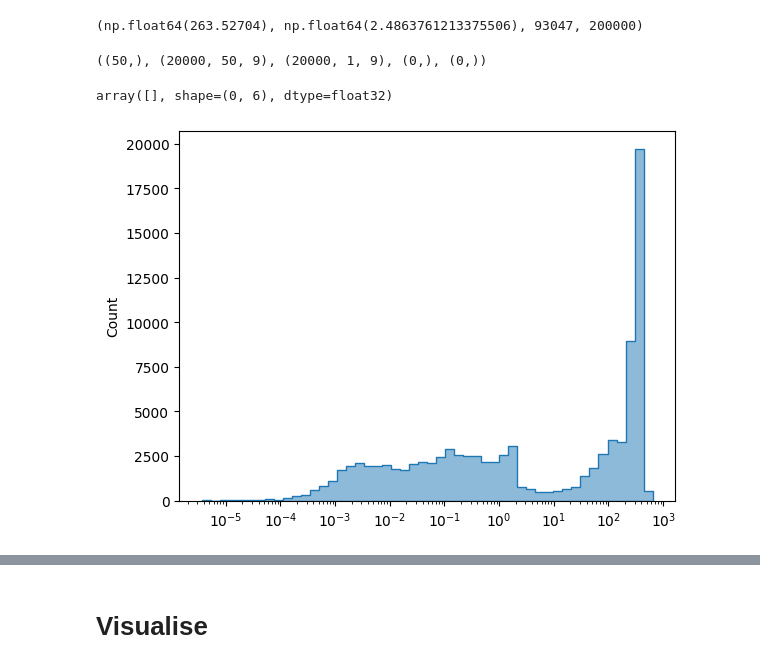
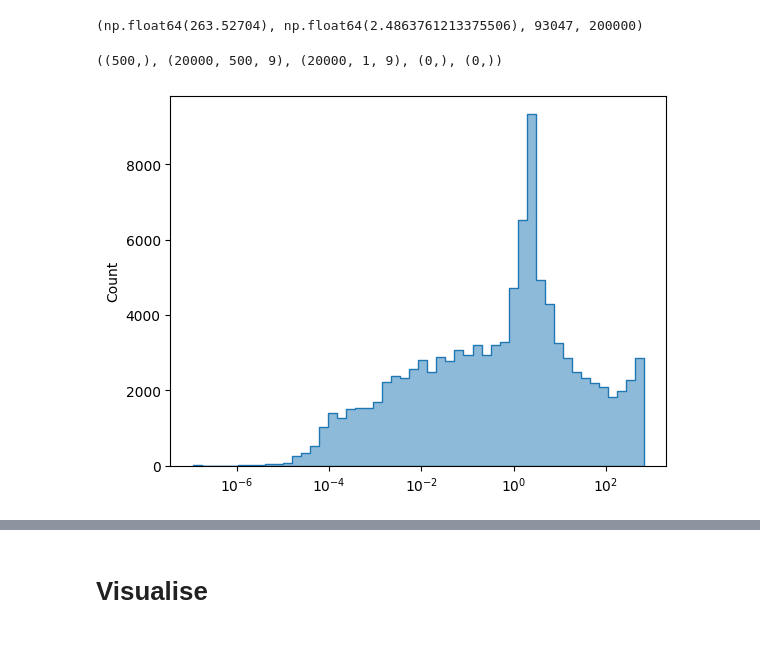
Before and after one commit to olive004/EvoScaper, a Jupyter notebook: notebooks/02_cvae_verify.ipynb, the cells around one changed output, grey strips where cells are left out. Cells and saved outputs as stored; diff of their text form; code cells hidden in the pictures.

```diff
--- a/notebooks/02_cvae_verify.ipynb
+++ b/notebooks/02_cvae_verify.ipynb
@@ -143,12 +143,13 @@ if use_run:
                impose_final_range=(df[get_true_interaction_cols(df, config_dataset.x_type, remove_symmetrical=True, num_species=3)].min().min(),
                                    df[get_true_interaction_cols(df, config_dataset.x_type, remove_symmetrical=True, num_species=3)].max().max()))
 # %%
-analytics = load_json_as_dict(os.path.join('data/02_cvae_verify/2025_01_26__17_19_33', 'analytics.json'))
-ts = np.load(os.path.join('data/02_cvae_verify/2025_01_26__17_19_33', 'ts.npy'))
-ys = np.load(os.path.join('data/02_cvae_verify/2025_01_26__17_19_33', 'ys.npy'))
-fake_circuits = np.load(os.path.join('data/02_cvae_verify/2025_01_26__17_19_33', 'fake_circuits.npy'))
-y0m = np.load(os.path.join('data/02_cvae_verify/2025_01_26__17_19_33', 'y0m.npy'))
-sampled_cond = np.load(os.path.join('data/02_cvae_verify/2025_01_26__17_19_33', 'sampled_cond.npy'))
+# 2025_01_26__17_19_33
+analytics = load_json_as_dict(os.path.join('data/02_cvae_verify/2025_02_10__15_01_48', 'analytics.json'))
+ts = np.load(os.path.join('data/02_cvae_verify/2025_02_10__15_01_48', 'ts.npy'))
+ys = np.load(os.path.join('data/02_cvae_verify/2025_02_10__15_01_48', 'ys.npy'))
+fake_circuits = np.load(os.path.join('data/02_cvae_verify/2025_02_10__15_01_48', 'fake_circuits.npy'))
+y0m = np.load(os.path.join('data/02_cvae_verify/2025_02_10__15_01_48', 'y0m.npy'))
+sampled_cond = np.load(os.path.join('data/02_cvae_verify/2025_02_10__15_01_48', 'sampled_cond.npy'))
 ts0 = np.array([])
 y00s = np.array([])
 # %%
@@ -159,7 +160,7 @@ analytics['adaptation'] = calculate_adaptation(
 
 ts.shape, ys.shape, y0m.shape, y00s.shape, ts0.shape
 # %% [output]
-((50,), (20000, 50, 9), (20000, 1, 9), (0,), (0,))
+((500,), (20000, 500, 9), (20000, 1, 9), (0,), (0,))
 # %%
 idx_output = -1
 n_show = int(1e3)
@@ -201,13 +202,12 @@ idx_max = np.nanargmax(analytics['adaptation'][:, idx_output])
 # %%
 sns.histplot(analytics['sensitivity_wrt_species-6'][np.where(analytics['response_time_wrt_species-6'] < 1e2)[0]][:, idx_output], bins=50, element='step', log_scale=[True, False], alpha=0.5)
 pd.DataFrame(analytics['sensitivity_wrt_species-6'][:, idx_output]).describe(), np.median(analytics['sensitivity_wrt_species-6'][:, idx_output])
 d = pd.DataFrame(analytics['sensitivity_wrt_species-6'][:, idx_output])
 idxs_med = d[d[0].between(*np.median(analytics['sensitivity_wrt_species-6'][:, idx_output]) + np.array([-0.01, 0.01]))].index.to_numpy()
 fake_circuits_f = fake_circuits.reshape(-1, fake_circuits.shape[-1])
-fake_circuits_f[idxs_med]
+# fake_circuits_f[idxs_med]
 # %% [output]
-array([], shape=(0, 6), dtype=float32)
-[figure, old version]
+[figure, new version]
 # %%
 for i in idxs_med:
 
```
Also changed, not shown: parts of 15 cells of this notebook, 2 other files.
